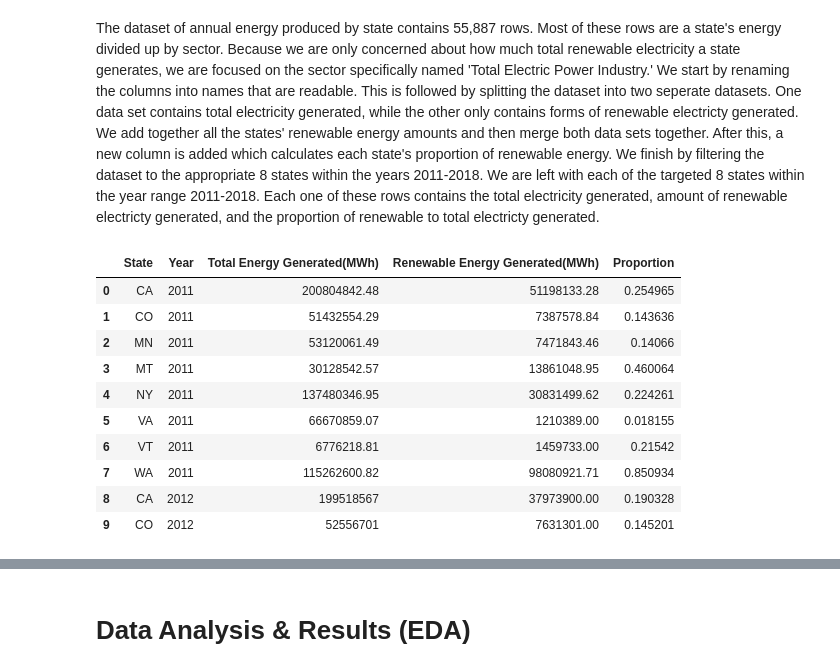
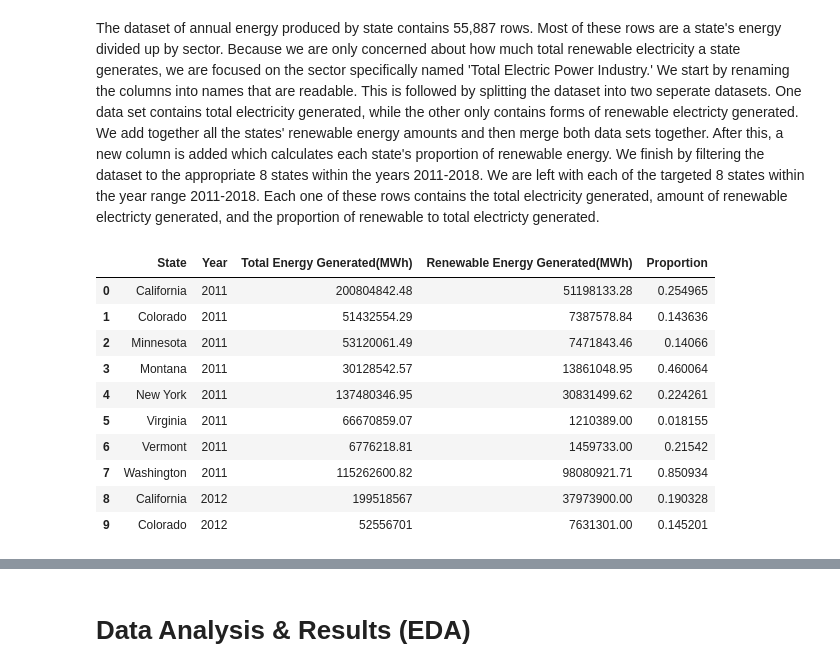
Before and after one commit to michaelgranado/EV-Count-and-CO2-Emissions-Project, a Jupyter notebook: EDACheckpointGroup039-Wi22.ipynb, the cells around one changed output, grey strips where cells are left out. Saved outputs shown, nothing was run; the diff lists cells and outputs as text; code cells hidden in the pictures.

Commit message:
Add merged dataframe in EDACheckpoint

```diff
--- a/EDACheckpointGroup039-Wi22.ipynb
+++ b/EDACheckpointGroup039-Wi22.ipynb
@@ -275,61 +275,74 @@ The dataset of annual energy produced by state contains 55,887 rows. Most of the
 ## Annual electricity produced by state
 
 # Rename columns
-annual_energy_by_state.columns = ["Year","State", "Type of Producer", "Energy Source", "Total Energy Generated(MWh)"]
+annual_energy_by_state.columns = ['Year','State', 'Type of Producer', 'Energy Source', 'Total Energy Generated(MWh)']
 
 # Filter types to total electricity and renewable electricty
-annual_energy_by_state = annual_energy_by_state[annual_energy_by_state["Type of Producer"].str.contains("Total Electric Power Industry")]
-annual_energy_by_state = annual_energy_by_state[annual_energy_by_state["Energy Source"].str.contains("Total|Hydroelectric Conventional|Wind|Solar Thermal and Photovoltaic")]
+annual_energy_by_state = annual_energy_by_state[annual_energy_by_state['Type of Producer'].str.contains('Total Electric Power Industry')]
+annual_energy_by_state = annual_energy_by_state[annual_energy_by_state['Energy Source'].str.contains('Total|Hydroelectric Conventional|Wind|Solar Thermal and Photovoltaic')]
 
 # Filter to years 2011-2018
-annual_energy_by_state = annual_energy_by_state[annual_energy_by_state["Year"].isin(years)]
+annual_energy_by_state = annual_energy_by_state[annual_energy_by_state['Year'].isin(years)]
 
 # Split into two datasets for total electricity and rewable electricity
-total_energy_generated = annual_energy_by_state[annual_energy_by_state["Energy Source"].str.contains("Total")]
-rewable_energy_generated = annual_energy_by_state[annual_energy_by_state["Energy Source"].str.contains("Hydroelectric Conventional|Wind|Solar Thermal and Photovoltaic|Pumped Storage")]
+total_energy_generated = annual_energy_by_state[annual_energy_by_state['Energy Source'].str.contains('Total')]
+rewable_energy_generated = annual_energy_by_state[annual_energy_by_state['Energy Source'].str.contains('Hydroelectric Conventional|Wind|Solar Thermal and Photovoltaic|Pumped Storage')]
 
 # Calculate total amount of renewable electricity
-grouped_renewable_energy = rewable_energy_generated.groupby(['Year','State']).sum()[["Total Energy Generated(MWh)"]]
+grouped_renewable_energy = rewable_energy_generated.groupby(['Year','State']).sum()[['Total Energy Generated(MWh)']]
 
 # Reset Indices for Merging
 grouped_renewable_energy.reset_index(inplace=True)
-annual_energy_by_state = annual_energy_by_state.set_index("Year")
-total_energy_generated = total_energy_generated.set_index("Year")
+annual_energy_by_state = annual_energy_by_state.set_index('Year')
+total_energy_generated = total_energy_generated.set_index('Year')
 grouped_renewable_energy.reset_index(inplace=True)
-grouped_renewable_energy = grouped_renewable_energy.set_index("Year")
+grouped_renewable_energy = grouped_renewable_energy.set_index('Year')
 
 # Filter to the appropriate states
-annual_energy_by_state = annual_energy_by_state[annual_energy_by_state["State"].str.contains("CA|CO|MT|MN|NY|VT|VA|WA")]
-grouped_renewable_energy = grouped_renewable_energy[grouped_renewable_energy["State"].str.contains("CA|CO|MT|MN|NY|VT|VA|WA")]
-total_energy_generated = total_energy_generated[total_energy_generated["State"].str.contains("CA|CO|MT|MN|NY|VT|VA|WA")]
+annual_energy_by_state = annual_energy_by_state[annual_energy_by_state['State'].str.contains('CA|CO|MT|MN|NY|VT|VA|WA')]
+grouped_renewable_energy = grouped_renewable_energy[grouped_renewable_energy['State'].str.contains('CA|CO|MT|MN|NY|VT|VA|WA')]
+total_energy_generated = total_energy_generated[total_energy_generated['State'].str.contains('CA|CO|MT|MN|NY|VT|VA|WA')]
 grouped_renewable_energy.reset_index(inplace = True)
 annual_energy_by_state.reset_index(inplace = True)
 total_energy_generated.reset_index(inplace = True)
 
 # Merge Total Electricity and Total Renewable Electricity
-annual_energy_by_state = annual_energy_by_state[annual_energy_by_state["Energy Source"].str.contains("Total")]
+annual_energy_by_state = annual_energy_by_state[annual_energy_by_state['Energy Source'].str.contains('Total')]
 annual_energy_by_state = annual_energy_by_state.drop(annual_energy_by_state.columns[[2, 3]], axis=1)
 annual_energy_by_state.reset_index(inplace = True)
 
 # Add new column that calculates the proportion of renewable electricity compared to total electricity
-annual_energy_by_state["Renewable Energy Generated(MWh)"] = grouped_renewable_energy["Total Energy Generated(MWh)"]
-annual_energy_by_state["Proportion"] = grouped_renewable_energy["Total Energy Generated(MWh)"] / total_energy_generated["Total Energy Generated(MWh)"]
+annual_energy_by_state['Renewable Energy Generated(MWh)'] = grouped_renewable_energy['Total Energy Generated(MWh)']
+annual_energy_by_state['Proportion'] = grouped_renewable_energy['Total Energy Generated(MWh)'] / total_energy_generated['Total Energy Generated(MWh)']
 
 # Reformat Columns so State is first
 annual_energy_by_state.drop(annual_energy_by_state.columns[[0]], axis=1, inplace=True)
-columns_titles = ["State","Year", "Total Energy Generated(MWh)", "Renewable Energy Generated(MWh)", "Proportion"]
+columns_titles = ['State','Year', 'Total Energy Generated(MWh)', 'Renewable Energy Generated(MWh)', 'Proportion']
 annual_energy_by_state=annual_energy_by_state.reindex(columns=columns_titles)
 
+# standardize state names
+def standardize_state(str_in):
+    str_in = str_in.replace('CA','California')
+    str_in = str_in.replace('CO','Colorado')
+    str_in = str_in.replace('MN','Minnesota')
+    str_in = str_in.replace('MT','Montana')
+    str_in = str_in.replace('NY','New York')
+    str_in = str_in.replace('VA','Virginia')
+    str_in = str_in.replace('VT','Vermont')
+    str_in = str_in.replace('WA','Washington')
+    return str_in
+annual_energy_by_state['State'] = annual_energy_by_state['State'].apply(standardize_state)
+
 annual_energy_by_state.head(10)
 # %% [output]
 |  | State | Year | Total Energy Generated(MWh) | Renewable Energy Generated(MWh) | Proportion |
-| 0 | CA | 2011 | 200804842.48 | 51198133.28 | 0.254965 |
-| 1 | CO | 2011 | 51432554.29 | 7387578.84 | 0.143636 |
-| 2 | MN | 2011 | 53120061.49 | 7471843.46 | 0.14066 |
-| 3 | MT | 2011 | 30128542.57 | 13861048.95 | 0.460064 |
-| 4 | NY | 2011 | 137480346.95 | 30831499.62 | 0.224261 |
-| 5 | VA | 2011 | 66670859.07 | 1210389.00 | 0.018155 |
-| 6 | VT | 2011 | 6776218.81 | 1459733.00 | 0.21542 |
-| 7 | WA | 2011 | 115262600.82 | 98080921.71 | 0.850934 |
-| 8 | CA | 2012 | 199518567 | 37973900.00 | 0.190328 |
-| 9 | CO | 2012 | 52556701 | 7631301.00 | 0.145201 |
+| 0 | California | 2011 | 200804842.48 | 51198133.28 | 0.254965 |
+| 1 | Colorado | 2011 | 51432554.29 | 7387578.84 | 0.143636 |
+| 2 | Minnesota | 2011 | 53120061.49 | 7471843.46 | 0.14066 |
+| 3 | Montana | 2011 | 30128542.57 | 13861048.95 | 0.460064 |
+| 4 | New York | 2011 | 137480346.95 | 30831499.62 | 0.224261 |
+| 5 | Virginia | 2011 | 66670859.07 | 1210389.00 | 0.018155 |
+| 6 | Vermont | 2011 | 6776218.81 | 1459733.00 | 0.21542 |
+| 7 | Washington | 2011 | 115262600.82 | 98080921.71 | 0.850934 |
+| 8 | California | 2012 | 199518567 | 37973900.00 | 0.190328 |
+| 9 | Colorado | 2012 | 52556701 | 7631301.00 | 0.145201 |
```
Also changed, not shown: parts of 11 cells of this notebook.
